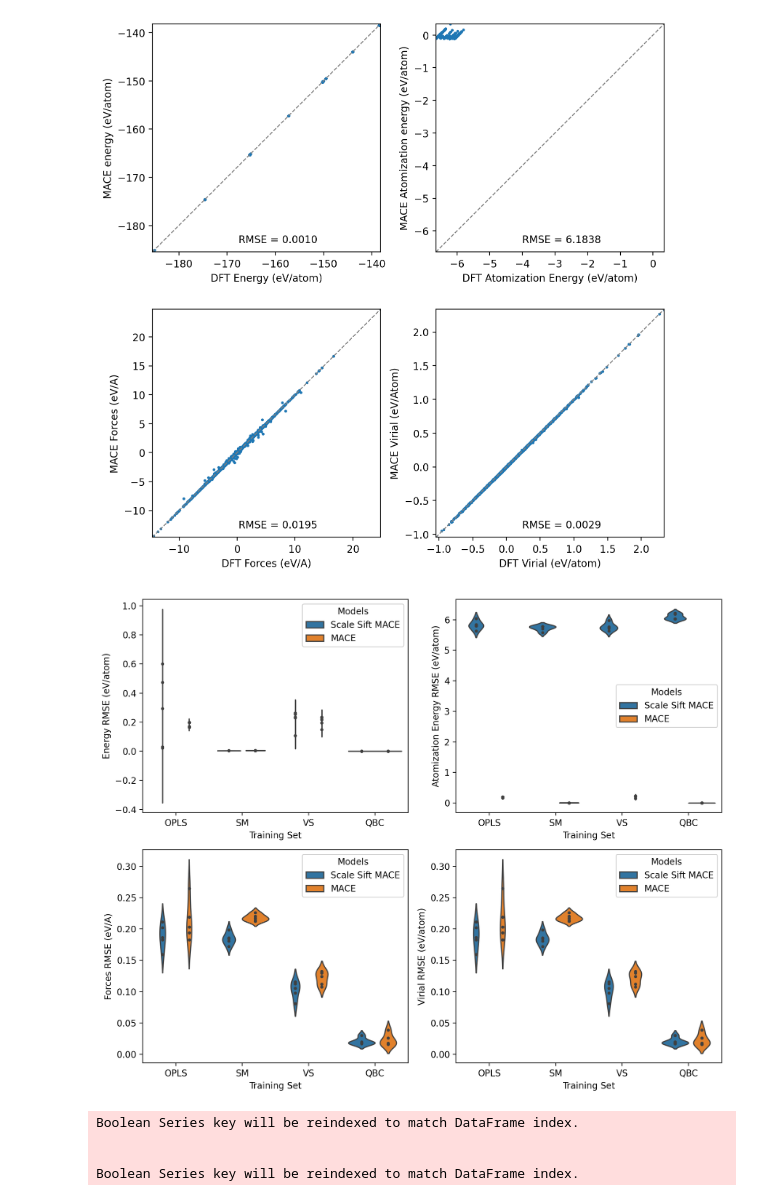
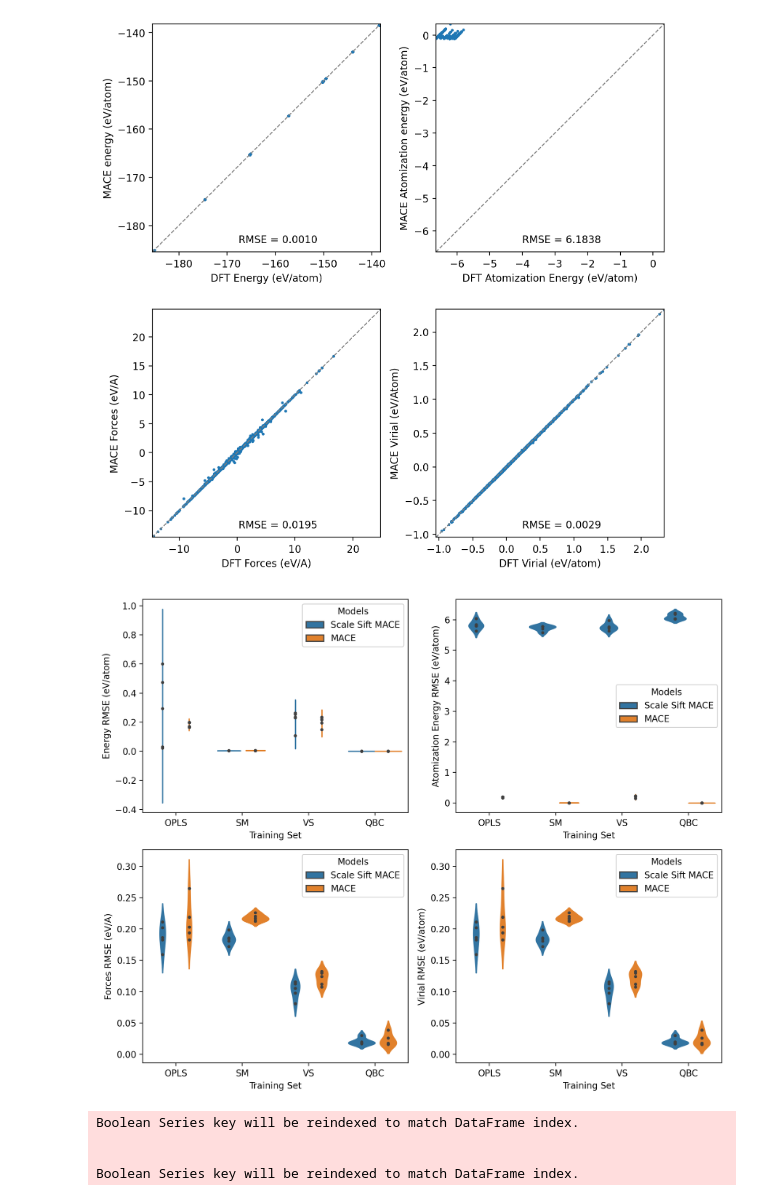
Before and after one commit to imagdau/dataTransferabilityMLIP, a Jupyter notebook: main.ipynb, the cells around one changed output. Saved outputs shown, nothing was run; the diff lists cells and outputs as text; code cells hidden in the pictures.

Commit message:
tweaked violins

```diff
--- a/main.ipynb
+++ b/main.ipynb
@@ -264,35 +264,47 @@ plt.xlabel('Training Set');
 plt.ylabel('Energy RMSE (eV/atom)');
 handles, labels = plt.gca().get_legend_handles_labels()
 plt.legend(handles=handles, labels=['Scale Sift MACE', 'MACE'], title='Models');
+for violin in plt.gca().collections:
+    face_color = violin.get_facecolor().flatten()
+    violin.set_edgecolor(face_color)
 
 #atomization
 plt.subplot(2,2,2)
 sns.violinplot(x='set', y='val', hue='vers', inner='points', data=rmse_df[rmse_df['key'] == 'atomization']);
 plt.xlabel('Training Set');
 plt.ylabel('Atomization Energy RMSE (eV/atom)');
 handles, labels = plt.gca().get_legend_handles_labels()
 plt.legend(handles=handles, labels=['Scale Sift MACE', 'MACE'], title='Models');
+for violin in plt.gca().collections:
+    face_color = violin.get_facecolor().flatten()
+    violin.set_edgecolor(face_color)
 
 #forces
 plt.subplot(2,2,3)
 sns.violinplot(x='set', y='val', hue='vers', inner='points', data=rmse_df[rmse_df['key'] == 'forces']);
 plt.xlabel('Training Set');
 plt.ylabel('Forces RMSE (eV/A)');
 handles, labels = plt.gca().get_legend_handles_labels()
 plt.legend(handles=handles, labels=['Scale Sift MACE', 'MACE'], title='Models');
+for violin in plt.gca().collections:
+    face_color = violin.get_facecolor().flatten()
+    violin.set_edgecolor(face_color)
 
 #virials
 plt.subplot(2,2,4)
 sns.violinplot(x='set', y='val', hue='vers', inner='points', data=rmse_df[rmse_df['key'] == 'virial']);
 plt.xlabel('Training Set');
 plt.ylabel('Virial RMSE (eV/atom)');
 handles, labels = plt.gca().get_legend_handles_labels()
 plt.legend(handles=handles, labels=['Scale Sift MACE', 'MACE'], title='Models');
+for violin in plt.gca().collections:
+    face_color = violin.get_facecolor().flatten()
+    violin.set_edgecolor(face_color)
 
 plt.tight_layout()
 plt.savefig(figname, format='png', dpi=300)
 # %% [output]
-[figure, old version]
+[figure, new version]
 # %%
 rmse_df[rmse_df['set']=='OPLS'][rmse_df['vers']=='old'][rmse_df['key']=='energy']
 # %% [output]
```
